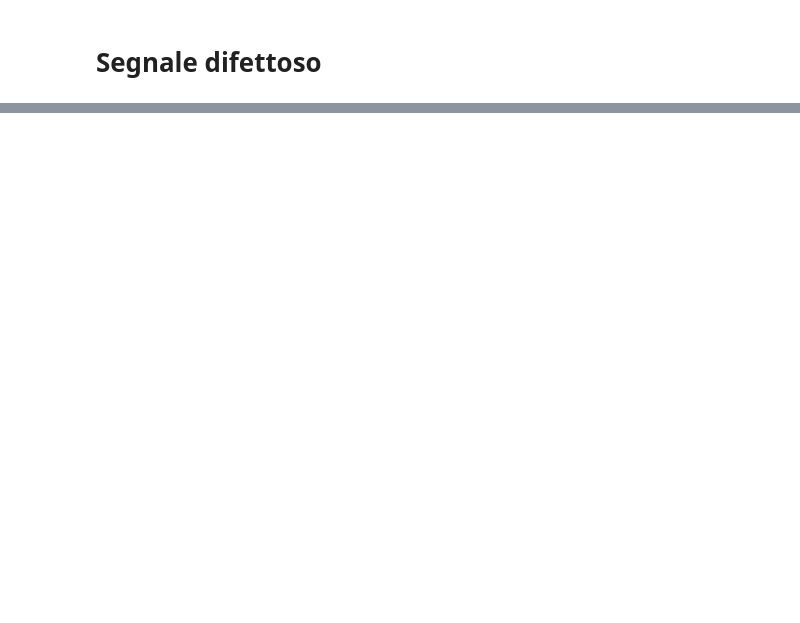
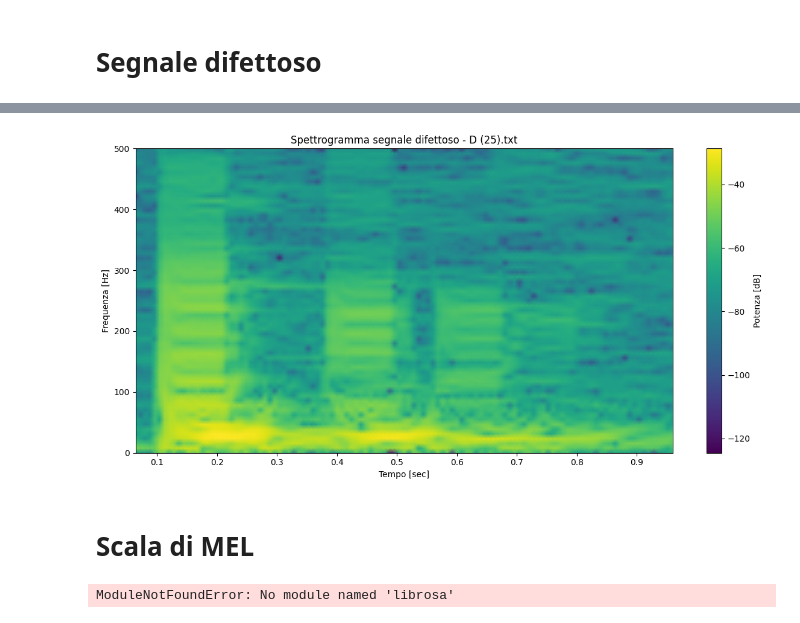
Before and after one commit to damdip/ClassificationOfTimeFrequencyDomainSignalWithNN, a Jupyter notebook: notebook/readTimeSignal.ipynb, the cells around one changed output, grey strips where cells are left out. Cells and saved outputs as stored; diff of their text form; code cells hidden in the pictures; blank space fills up the shorter version.

```diff
--- a/notebook/readTimeSignal.ipynb
+++ b/notebook/readTimeSignal.ipynb
@@ -59,0 +84,49 @@ plt.show()
+# %%
+
+# Calcola lo spettrogramma
+f, t, Sxx = sig.spectrogram(signal, fs=fs, nperseg=nperseg, noverlap=noverlap)
+
+# Visualizza lo spettrogramma
+plt.figure(figsize=(12, 6))
+plt.pcolormesh(t, f, 10 * np.log10(Sxx), shading='gouraud', cmap='viridis')
+plt.ylabel('Frequenza [Hz]')
+plt.xlabel('Tempo [sec]')
+plt.title(f'Spettrogramma segnale difettoso - {fileName}')
+plt.colorbar(label='Potenza [dB]')
+plt.tight_layout()
+plt.show()
+# %% [output]
+[figure, added]
+# %% [markdown]
+# Scala di MEL
+# %%
+import librosa
+import librosa.display
+
+# Parametri per il Mel-Spectrogram
+n_fft = 256
+hop_length = 128
+n_mels = 128  # Numero di bande mel
+
+# Calcola il Mel-Spectrogram per il segnale NON difettoso
+mel_spec = librosa.feature.melspectrogram(
+    y=signal,
+    sr=fs,
+    n_fft=n_fft,
+    hop_length=hop_length,
+    n_mels=n_mels
+)
+mel_spec_db = librosa.power_to_db(mel_spec, ref=np.max)
+
+# Visualizza il Mel-Spectrogram
+plt.figure(figsize=(12, 6))
+librosa.display.specshow(mel_spec_db, sr=fs, hop_length=hop_length,
+                         x_axis='time', y_axis='mel', cmap='viridis')
+plt.colorbar(label='Potenza [dB]', format='%+2.0f dB')
+plt.title('Mel-Spectrogram - Segnale NON difettoso')
+plt.xlabel('Tempo [sec]')
+plt.ylabel('Frequenza [Hz] (scala Mel)')
+plt.tight_layout()
+plt.show()
+# %% [output]
+ModuleNotFoundError: No module named 'librosa'
```
Also changed, not shown: parts of 5 cells of this notebook.
